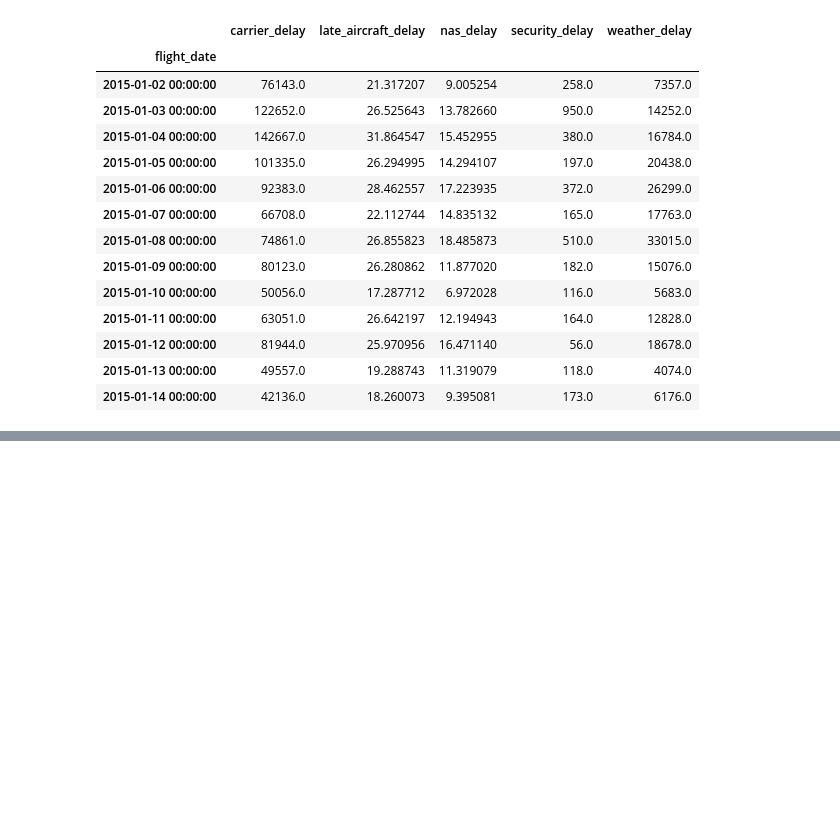
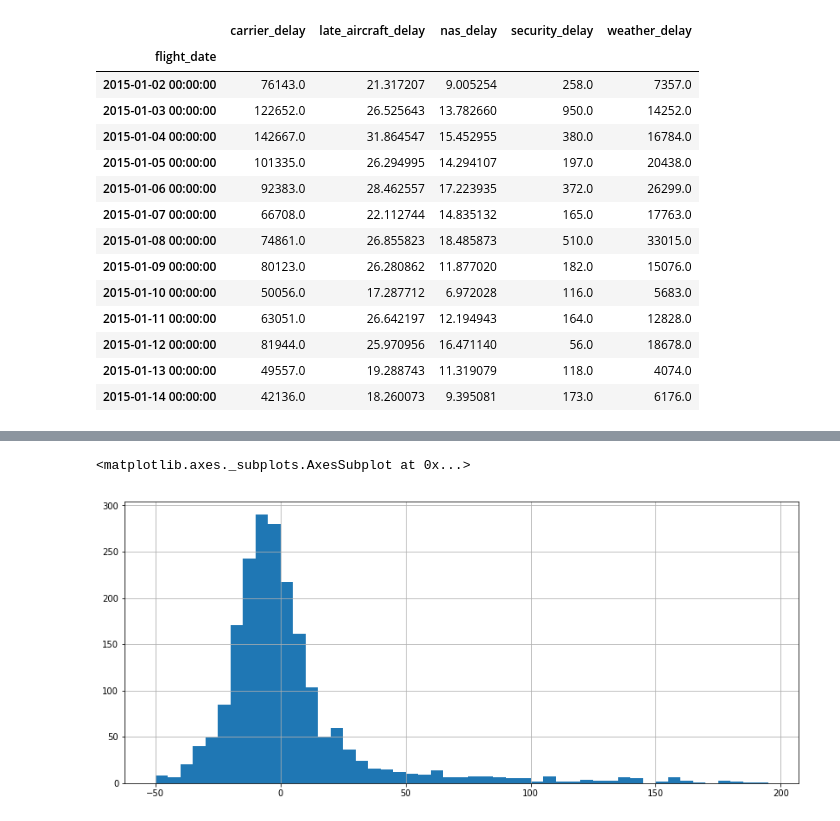
Before and after one commit to alcpinto/python-basics, a Jupyter notebook: notebooks/08analysis.ipynb, the cells around one changed output, grey strips where cells are left out. Cells and saved outputs as stored; diff of their text form; code cells hidden in the pictures; blank space fills up the shorter version.

```diff
--- a/notebooks/08analysis.ipynb
+++ b/notebooks/08analysis.ipynb
@@ -38,0 +196,7 @@ flight_delays_by_day
+# %%
+virgin_bin_values = np.arange(start=-50, stop=200, step=5)
+virgin_carrier = data[data['unique_carrier'] == 'VX']
+virgin_carrier['arr_delay'].hist(bins=virgin_bin_values, figsize=[14,6])
+# %% [output]
+<matplotlib.axes._subplots.AxesSubplot at 0x...>
+[figure, added]
```
Also changed, not shown: parts of 29 cells of this notebook.
